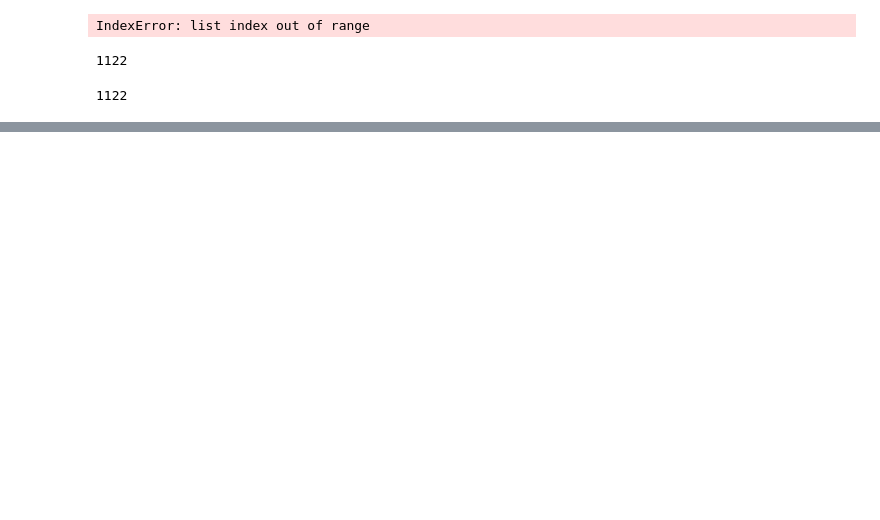
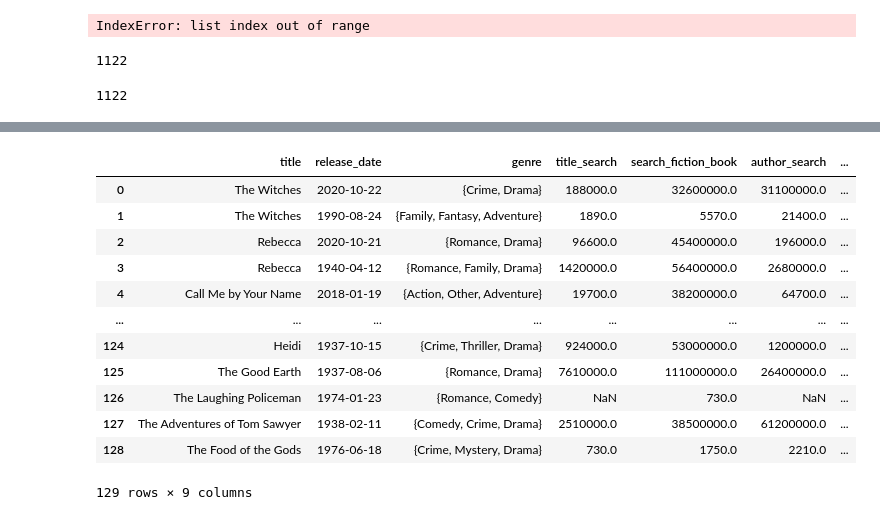
Before and after one commit to katiehuang1221/Predict-Revenue-Of-Movie-Adaptation, a Jupyter notebook: notebooks/goodreads_practice2.ipynb, the cells around one changed output, grey strips where cells are left out. Drawn from its saved outputs; the diff is of its cells as text; code cells hidden in the pictures; blank space fills up the shorter version.

```diff
--- a/notebooks/goodreads_practice2.ipynb
+++ b/notebooks/goodreads_practice2.ipynb
@@ -386,0 +396,7 @@ tests.strip('(').strip(')').split()
+# %%
+title_list = list(essential_df.movie_title)
+author_list = list(essential_df.author)
+date_list = list(essential_df.date)
+genre_list = list(all_df.genre)
+lng = len(title_list)
+lng
@@ -386,0 +405,13 @@ tests.strip('(').strip(')').split()
+# %%
+book_history_2_add = []
+# %%
+for i in range(lng):
+    book = title_list[i]
+    author = author_list[i]
+    date = date_list[i]
+    genre = genre_list[i]
+
+    print(i,book)
+
+    info = book_google2(book,author,date,genre)
+    book_history_2_add.append(info)
@@ -386,0 +436,20 @@ tests.strip('(').strip(')').split()
+# %%
+# Create df and pickle
+book_history_2_add_df = pd.DataFrame(book_history_2_add)
+book_history_2_add_df.to_pickle('../dump/book_history_2_data_add')
+# %%
+book_history_2_add_df
+# %% [output]
+|  | title | release_date | genre | title_search | search_fiction_book | author_search | ... |
+| 0 | The Witches | 2020-10-22 | {Crime, Drama} | 188000.0 | 32600000.0 | 31100000.0 | ... |
+| 1 | The Witches | 1990-08-24 | {Family, Fantasy, Adventure} | 1890.0 | 5570.0 | 21400.0 | ... |
+| 2 | Rebecca | 2020-10-21 | {Romance, Drama} | 96600.0 | 45400000.0 | 196000.0 | ... |
+| 3 | Rebecca | 1940-04-12 | {Romance, Family, Drama} | 1420000.0 | 56400000.0 | 2680000.0 | ... |
+| 4 | Call Me by Your Name | 2018-01-19 | {Action, Other, Adventure} | 19700.0 | 38200000.0 | 64700.0 | ... |
+| ... | ... | ... | ... | ... | ... | ... | ... |
+| 124 | Heidi | 1937-10-15 | {Crime, Thriller, Drama} | 924000.0 | 53000000.0 | 1200000.0 | ... |
+| 125 | The Good Earth | 1937-08-06 | {Romance, Drama} | 7610000.0 | 111000000.0 | 26400000.0 | ... |
+| 126 | The Laughing Policeman | 1974-01-23 | {Romance, Comedy} | NaN | 730.0 | NaN | ... |
+| 127 | The Adventures of Tom Sawyer | 1938-02-11 | {Comedy, Crime, Drama} | 2510000.0 | 38500000.0 | 61200000.0 | ... |
+| 128 | The Food of the Gods | 1976-06-18 | {Crime, Mystery, Drama} | 730.0 | 1750.0 | 2210.0 | ... |
+129 rows × 9 columns
```
Also changed, not shown: parts of 96 cells of this notebook, 6 other files.
